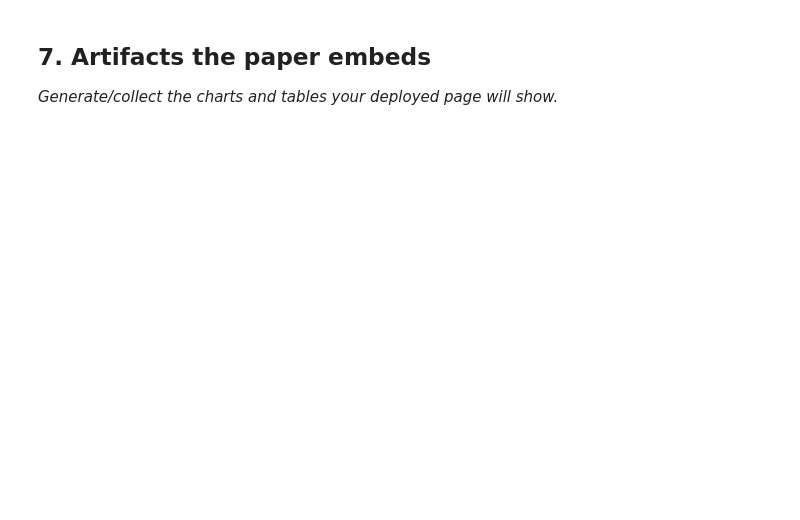
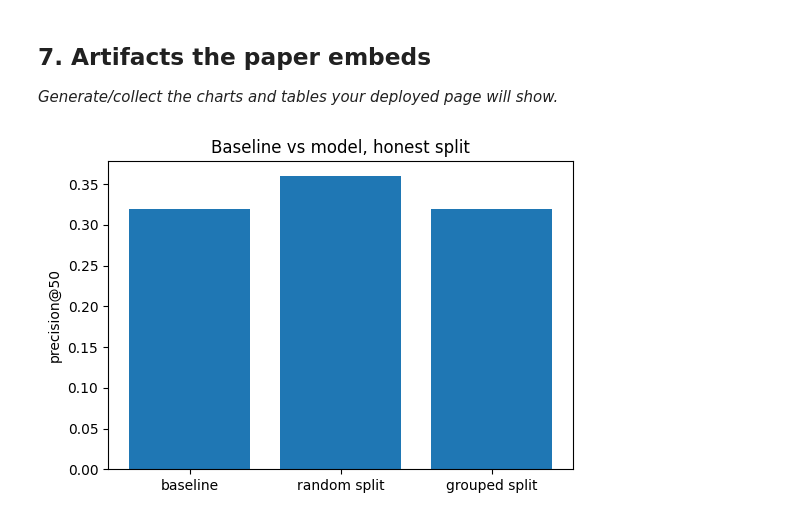
Before and after one commit to Avinish4945/flyRank, a Jupyter notebook: work/notebooks/capstone.ipynb, the cells around one changed output. Drawn from its saved outputs; the diff is of its cells as text; code cells hidden in the pictures; blank space fills up the shorter version.

```diff
--- a/work/notebooks/capstone.ipynb
+++ b/work/notebooks/capstone.ipynb
@@ -34,3 +394,14 @@ This skeleton is yours to fill. Work the sections **in order** — each one has
 ## 7. Artifacts the paper embeds
 
 *Generate/collect the charts and tables your deployed page will show.*
+# %%
+import matplotlib.pyplot as plt
+
+plt.figure(figsize=(6,4))
+plt.bar(["baseline", "random split", "grouped split"], [baseline_p50, random_split_p50, grouped_split_p50])
+plt.ylabel("precision@50")
+plt.title("Baseline vs model, honest split")
+plt.savefig("precision_comparison.png", dpi=150, bbox_inches="tight")
+plt.show()
+# %% [output]
+[figure, added]
```
Also changed, not shown: parts of 23 cells of this notebook.
